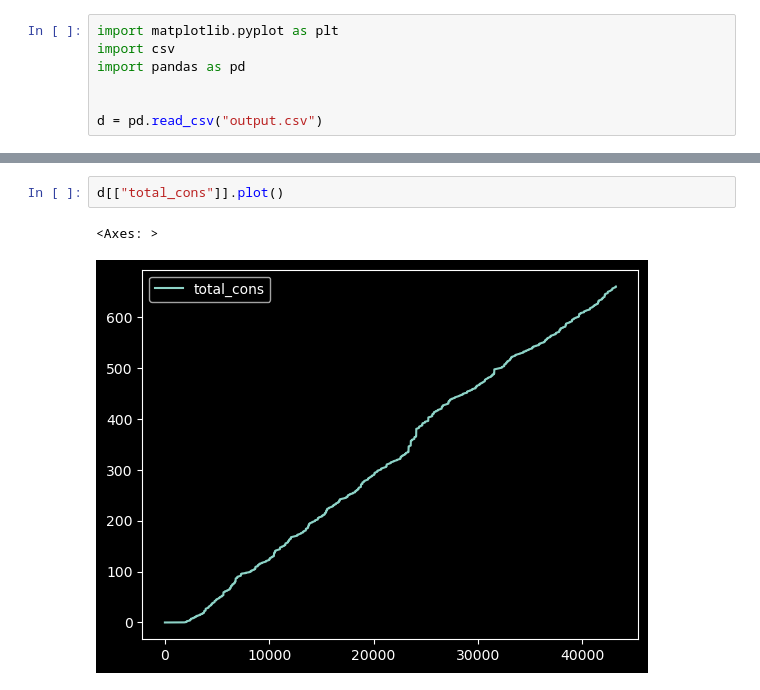
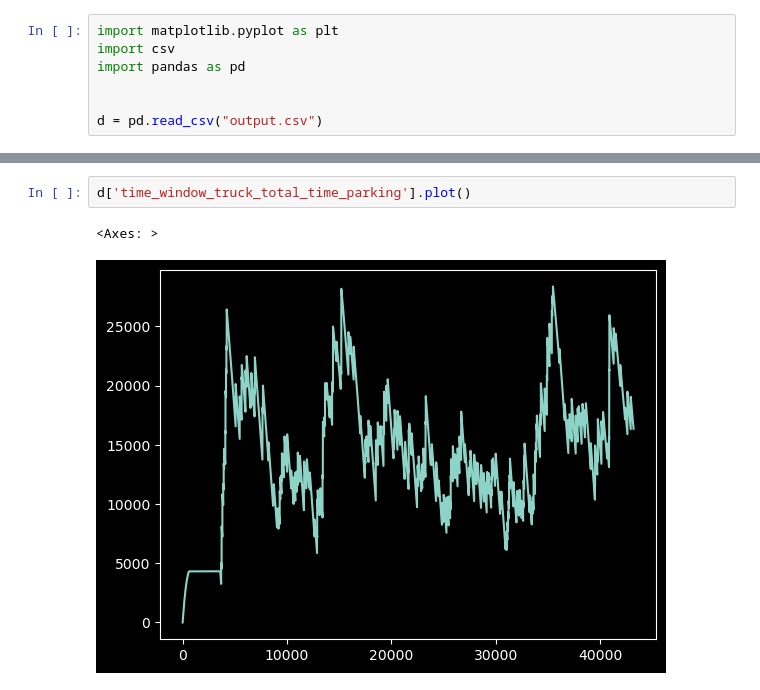
Before and after one commit to kornbjtu/LargeEvent, a Jupyter notebook: plot.ipynb, the cells around one changed output, grey strips where cells are left out. Saved outputs shown, nothing was run; the diff lists cells and outputs as text.

```diff
--- a/plot.ipynb
+++ b/plot.ipynb
@@ -20,5 +41,5 @@ d.describe()
 # %%
-d[["total_cons"]].plot()
+d['time_window_truck_total_time_parking'].plot()
 # %% [output]
 <Axes: >
-[figure, old version]
+[figure, new version]
```
Also changed, not shown: parts of 4 cells of this notebook, 2 other files.
